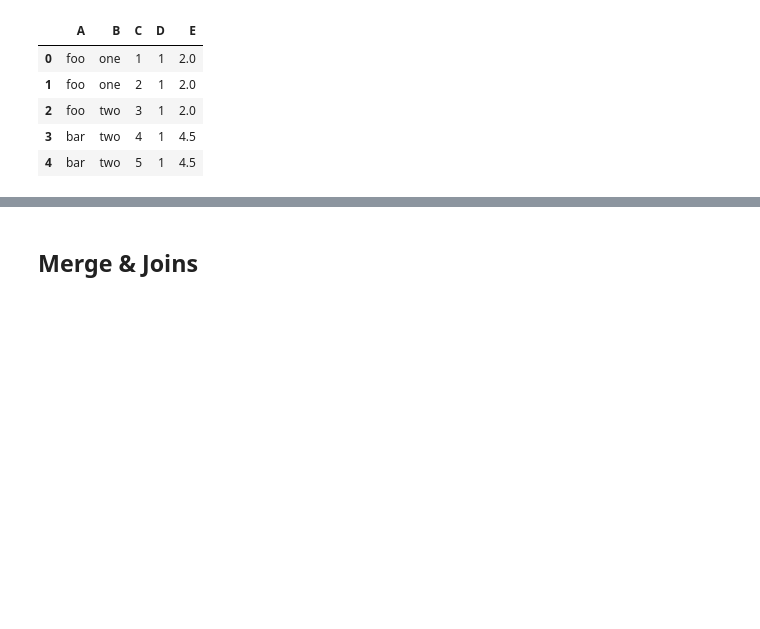
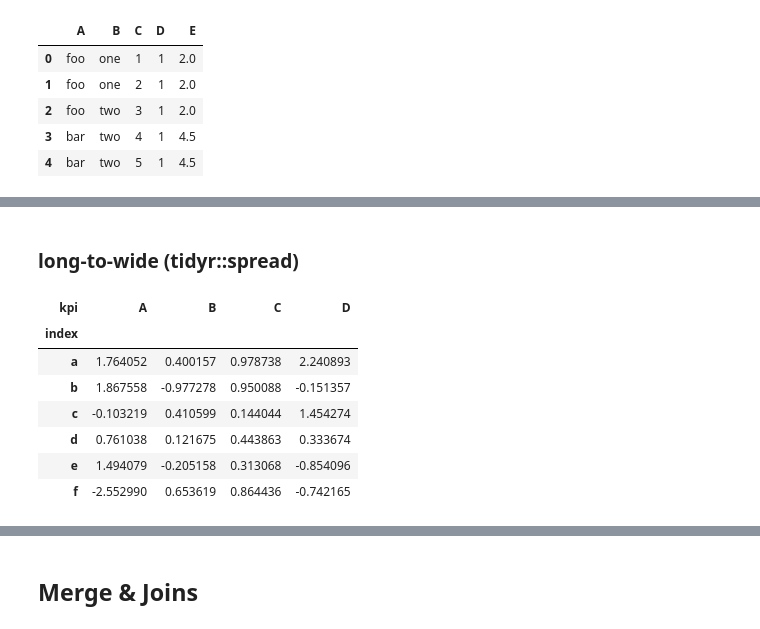
Before and after one commit to bernhardschaefer/pydata-references, a Jupyter notebook: pandas.ipynb, the cells around one changed output, grey strips where cells are left out. Drawn from its saved outputs; the diff is of its cells as text; code cells hidden in the pictures; blank space fills up the shorter version.

```diff
--- a/pandas.ipynb
+++ b/pandas.ipynb
@@ -106,0 +166,13 @@ df2
+# %% [markdown]
+### long-to-wide (tidyr::spread)
+# %%
+df1_long.pivot(index='index', columns='kpi', values='value')
+# %% [output]
+| kpi | A | B | C | D |
+| index |  |  |  |  |
+| a | 1.764052 | 0.400157 | 0.978738 | 2.240893 |
+| b | 1.867558 | -0.977278 | 0.950088 | -0.151357 |
+| c | -0.103219 | 0.410599 | 0.144044 | 1.454274 |
+| d | 0.761038 | 0.121675 | 0.443863 | 0.333674 |
+| e | 1.494079 | -0.205158 | 0.313068 | -0.854096 |
+| f | -2.552990 | 0.653619 | 0.864436 | -0.742165 |
```
Also changed, not shown: parts of 8 cells of this notebook.
